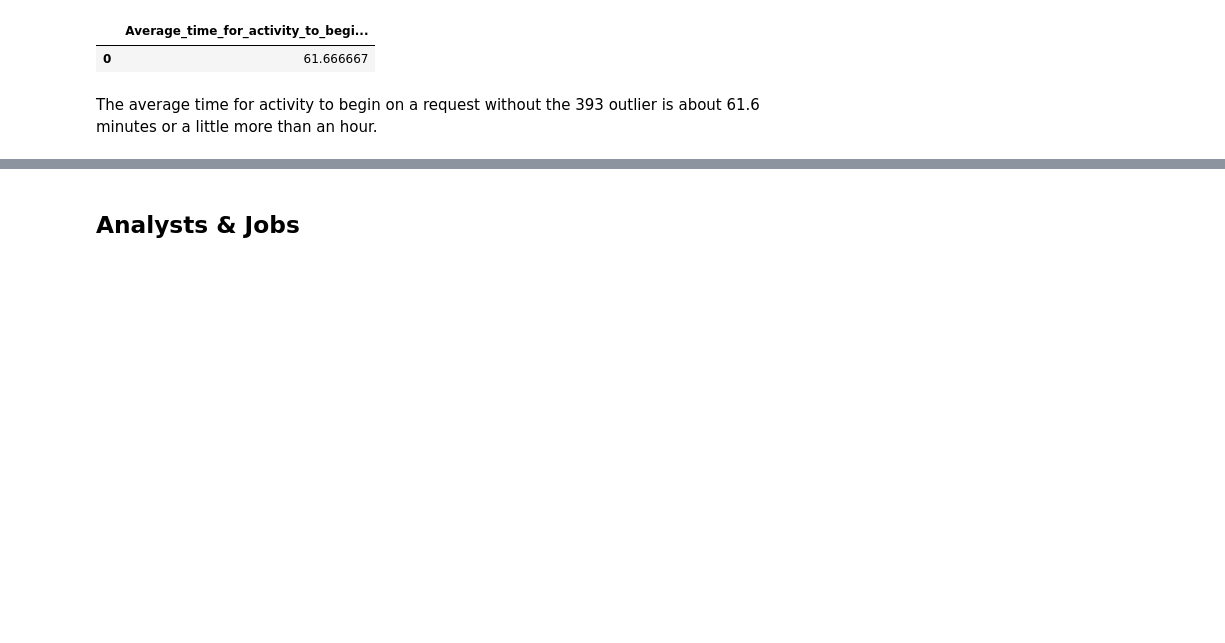
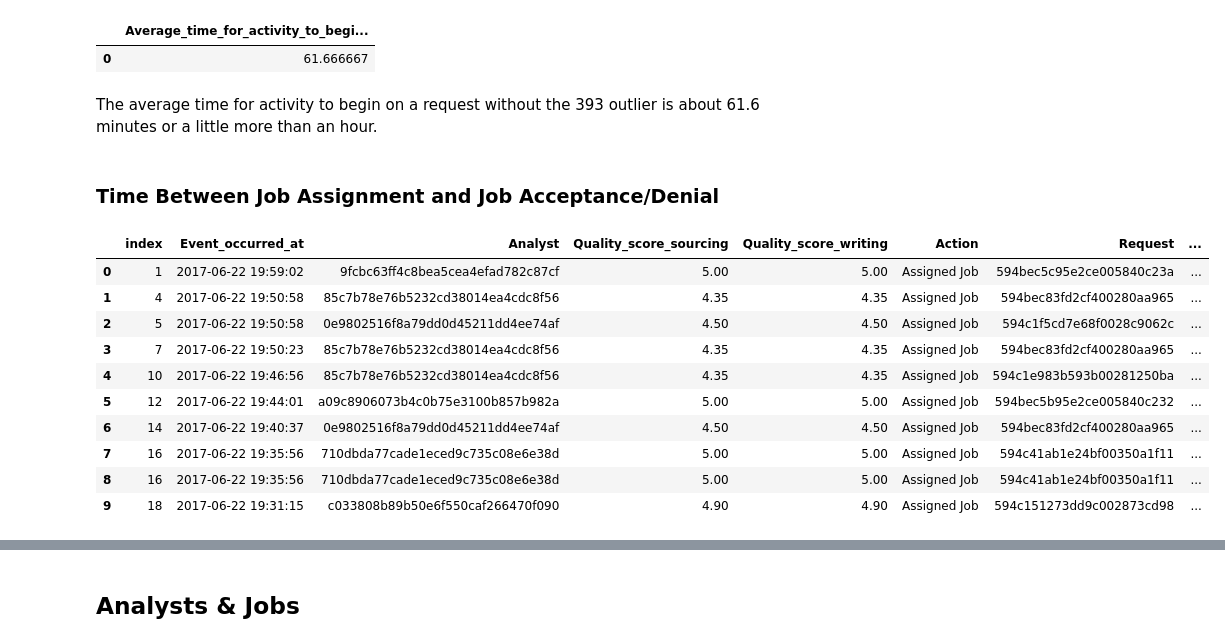
Before and after one commit to erikajane/Wonder_SQL_Task, a Jupyter notebook: Part 1 - Analysis.ipynb, the cells around one changed output, grey strips where cells are left out. Saved outputs shown, nothing was run; the diff lists cells and outputs as text; code cells hidden in the pictures; blank space fills up the shorter version.

```diff
--- a/Part 1 - Analysis.ipynb
+++ b/Part 1 - Analysis.ipynb
@@ -274,3 +278,30 @@ data
 | 0 | 61.666667 |
 # %% [markdown]
 The average time for activity to begin on a request without the 393 outlier is about 61.6 minutes or a little more than an hour.
+# %% [markdown]
+### Time Between Job Assignment and Job Acceptance/Denial
+# %%
+# Join together events where request/job was assigned to when request/job was declined
+
+c.execute('''SELECT * FROM (SELECT *
+            FROM Assignments
+            WHERE Action LIKE '%Assigned Job%') AS t1
+            LEFT JOIN (SELECT *
+            FROM Assignments
+            WHERE Action LIKE '%Accepted Job%') AS t2
+            ON t1.Analyst = t2.Analyst AND t1.Request = t2.Request AND t1.Job = t2.Job;''')
+data = pd.DataFrame(c.fetchall())
+data.columns = [x[0] for x in c.description]
+data.head(10)
+# %% [output]
+|  | index | Event_occurred_at | Analyst | Quality_score_sourcing | Quality_score_writing | Action | Request | ... |
+| 0 | 1 | 2017-06-22 19:59:02 | 9fcbc63ff4c8bea5cea4efad782c87cf | 5.00 | 5.00 | Assigned Job | 594bec5c95e2ce005840c23a | ... |
+| 1 | 4 | 2017-06-22 19:50:58 | 85c7b78e76b5232cd38014ea4cdc8f56 | 4.35 | 4.35 | Assigned Job | 594bec83fd2cf400280aa965 | ... |
+| 2 | 5 | 2017-06-22 19:50:58 | 0e9802516f8a79dd0d45211dd4ee74af | 4.50 | 4.50 | Assigned Job | 594c1f5cd7e68f0028c9062c | ... |
+| 3 | 7 | 2017-06-22 19:50:23 | 85c7b78e76b5232cd38014ea4cdc8f56 | 4.35 | 4.35 | Assigned Job | 594bec83fd2cf400280aa965 | ... |
+| 4 | 10 | 2017-06-22 19:46:56 | 85c7b78e76b5232cd38014ea4cdc8f56 | 4.35 | 4.35 | Assigned Job | 594c1e983b593b00281250ba | ... |
+| 5 | 12 | 2017-06-22 19:44:01 | a09c8906073b4c0b75e3100b857b982a | 5.00 | 5.00 | Assigned Job | 594bec5b95e2ce005840c232 | ... |
+| 6 | 14 | 2017-06-22 19:40:37 | 0e9802516f8a79dd0d45211dd4ee74af | 4.50 | 4.50 | Assigned Job | 594bec83fd2cf400280aa965 | ... |
+| 7 | 16 | 2017-06-22 19:35:56 | 710dbda77cade1eced9c735c08e6e38d | 5.00 | 5.00 | Assigned Job | 594c41ab1e24bf00350a1f11 | ... |
+| 8 | 16 | 2017-06-22 19:35:56 | 710dbda77cade1eced9c735c08e6e38d | 5.00 | 5.00 | Assigned Job | 594c41ab1e24bf00350a1f11 | ... |
+| 9 | 18 | 2017-06-22 19:31:15 | c033808b89b50e6f550caf266470f090 | 4.90 | 4.90 | Assigned Job | 594c151273dd9c002873cd98 | ... |
```
Also changed, not shown: parts of 37 cells of this notebook, 2 other files.
